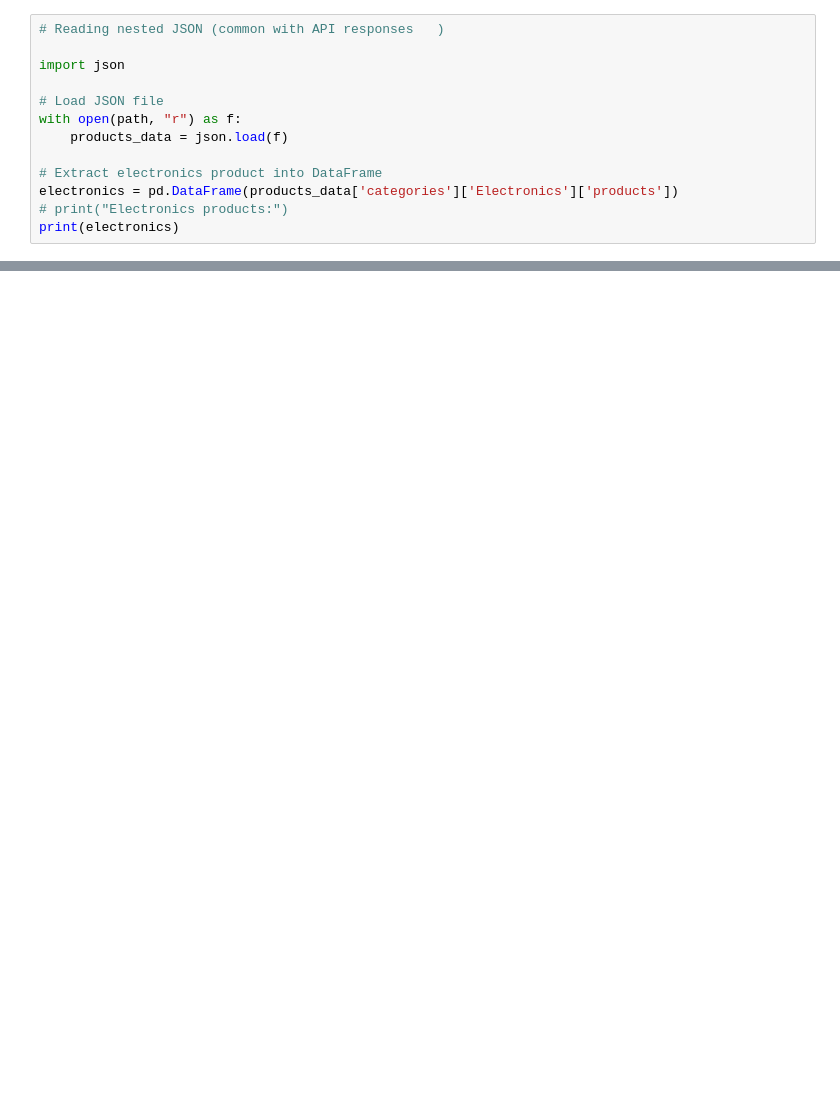
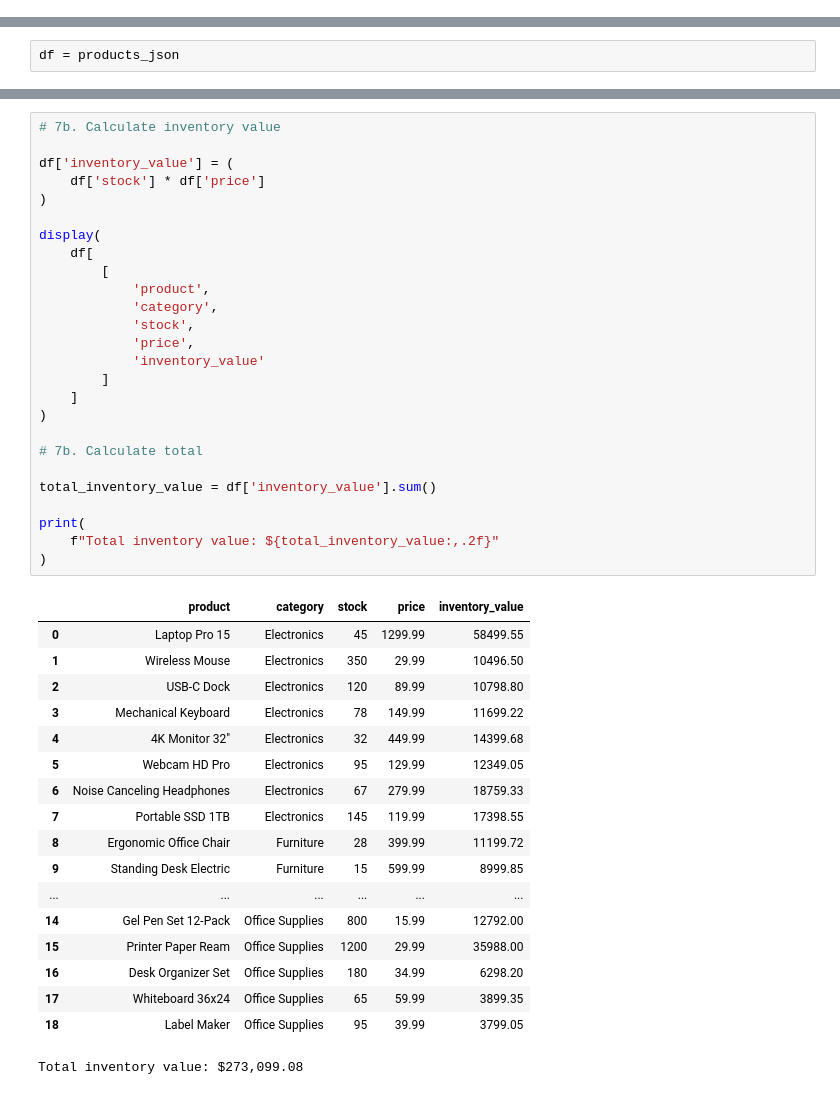
Before and after one commit to khing-fm/Data_Science, a Jupyter notebook: pandas-for_data-analytics_JSON-File.ipynb, the cells around one changed output, grey strips where cells are left out. Saved outputs shown, nothing was run; the diff lists cells and outputs as text; blank space fills up the shorter version.

Commit message:
Trying to analyze JSON data

```diff
--- a/pandas-for_data-analytics_JSON-File.ipynb
+++ b/pandas-for_data-analytics_JSON-File.ipynb
@@ -25,13 +20,0 @@ Office Supplies  {'tax_rate': 0.05, 'warranty_months': 0, 'prod...
-# %%
-# Reading nested JSON (common with API responses   )
-
-import json
-
-# Load JSON file
-with open(path, "r") as f:
-    products_data = json.load(f)
-
-# Extract electronics product into DataFrame
-electronics = pd.DataFrame(products_data['categories']['Electronics']['products'])
-# print("Electronics products:")
-print(electronics)
@@ -55,0 +21,2 @@ print(electronics)
+# %%
+df = products_json
@@ -55,0 +242,45 @@ print(electronics)
+# %%
+# 7b. Calculate inventory value
+
+df['inventory_value'] = (
+    df['stock'] * df['price']
+)
+
+display(
+    df[
+        [
+            'product',
+            'category',
+            'stock',
+            'price',
+            'inventory_value'
+        ]
+    ]
+)
+
+# 7b. Calculate total
+
+total_inventory_value = df['inventory_value'].sum()
+
+print(
+    f"Total inventory value: ${total_inventory_value:,.2f}"
+)
+# %% [output]
+|  | product | category | stock | price | inventory_value |
+| 0 | Laptop Pro 15 | Electronics | 45 | 1299.99 | 58499.55 |
+| 1 | Wireless Mouse | Electronics | 350 | 29.99 | 10496.50 |
+| 2 | USB-C Dock | Electronics | 120 | 89.99 | 10798.80 |
+| 3 | Mechanical Keyboard | Electronics | 78 | 149.99 | 11699.22 |
+| 4 | 4K Monitor 32" | Electronics | 32 | 449.99 | 14399.68 |
+| 5 | Webcam HD Pro | Electronics | 95 | 129.99 | 12349.05 |
+| 6 | Noise Canceling Headphones | Electronics | 67 | 279.99 | 18759.33 |
+| 7 | Portable SSD 1TB | Electronics | 145 | 119.99 | 17398.55 |
+| 8 | Ergonomic Office Chair | Furniture | 28 | 399.99 | 11199.72 |
+| 9 | Standing Desk Electric | Furniture | 15 | 599.99 | 8999.85 |
+| ... | ... | ... | ... | ... | ... |
+| 14 | Gel Pen Set 12-Pack | Office Supplies | 800 | 15.99 | 12792.00 |
+| 15 | Printer Paper Ream | Office Supplies | 1200 | 29.99 | 35988.00 |
+| 16 | Desk Organizer Set | Office Supplies | 180 | 34.99 | 6298.20 |
+| 17 | Whiteboard 36x24 | Office Supplies | 65 | 59.99 | 3899.35 |
+| 18 | Label Maker | Office Supplies | 95 | 39.99 | 3799.05 |
+Total inventory value: $273,099.08
```
Also changed, not shown: parts of 14 cells of this notebook.
